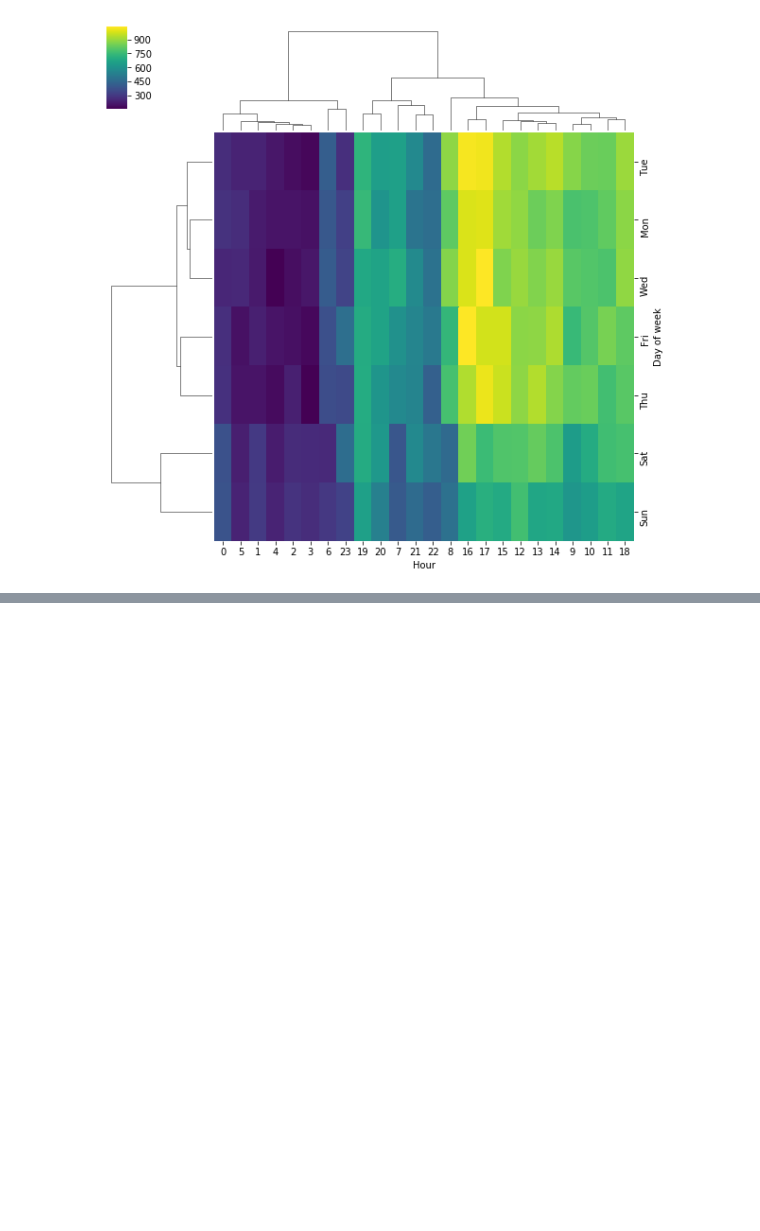
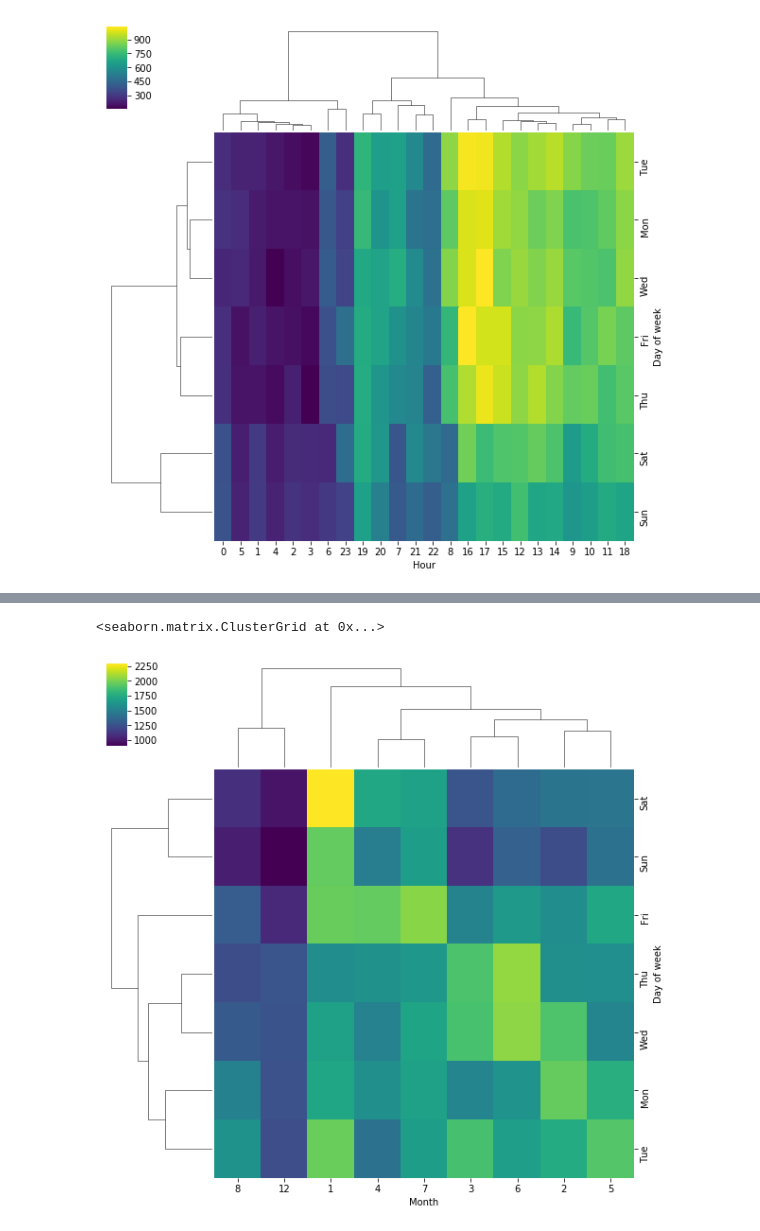
Before and after one commit to mertdotcc/ds-projects, a Jupyter notebook: 911-calls-project/911-calls-project.ipynb, the cells around one changed output, grey strips where cells are left out. Drawn from its saved outputs; the diff is of its cells as text; code cells hidden in the pictures; blank space fills up the shorter version.

```diff
--- a/911-calls-project/911-calls-project.ipynb
+++ b/911-calls-project/911-calls-project.ipynb
@@ -319,0 +338,5 @@ sns.clustermap(dayHour, cmap='viridis')
+# %%
+sns.clustermap(dayMonth, cmap='viridis')
+# %% [output]
+<seaborn.matrix.ClusterGrid at 0x...>
+[figure, added]
```
Also changed, not shown: parts of 3 cells of this notebook.
